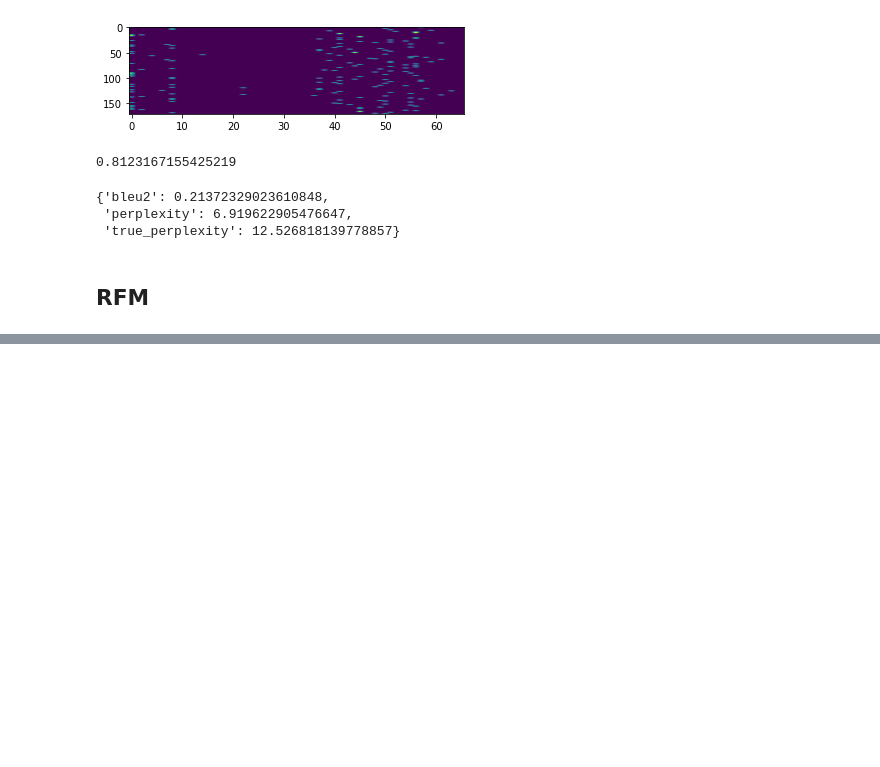
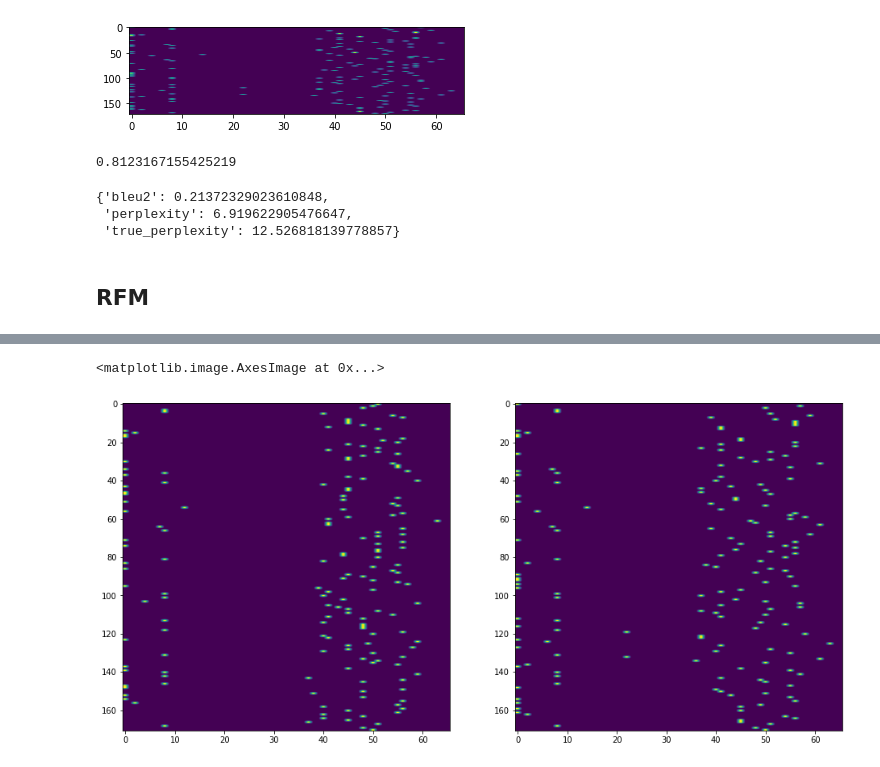
Before and after one commit to agupta01/ml-theory-capstone, a Jupyter notebook: notebooks/rfmtext.ipynb, the cells around one changed output, grey strips where cells are left out. Saved outputs shown, nothing was run; the diff lists cells and outputs as text; code cells hidden in the pictures; blank space fills up the shorter version.

```diff
--- a/notebooks/rfmtext.ipynb
+++ b/notebooks/rfmtext.ipynb
@@ -292,0 +306,2 @@ mp: (682, 682)
+# %%
+y_test_pred = utils.K_M(X_test_enc, X_train_enc, M, L=1.0) @ alpha
@@ -292,0 +312,9 @@ mp: (682, 682)
+# %%
+fig, ax = plt.subplots(ncols=2, figsize=(16, 9))
+ar = (y_test_pred.shape[1]/y_test_pred.shape[0])
+y_test_argmax_ohc = np.eye(len(train_vocab))[y_test_pred.argmax(axis=1)]
+ax[0].imshow(y_test_argmax_ohc, aspect=ar)
+ax[1].imshow(next_char_test, aspect=ar)
+# %% [output]
+<matplotlib.image.AxesImage at 0x...>
+[figure, added]
```
Also changed, not shown: parts of 17 cells of this notebook, 4 other files.
